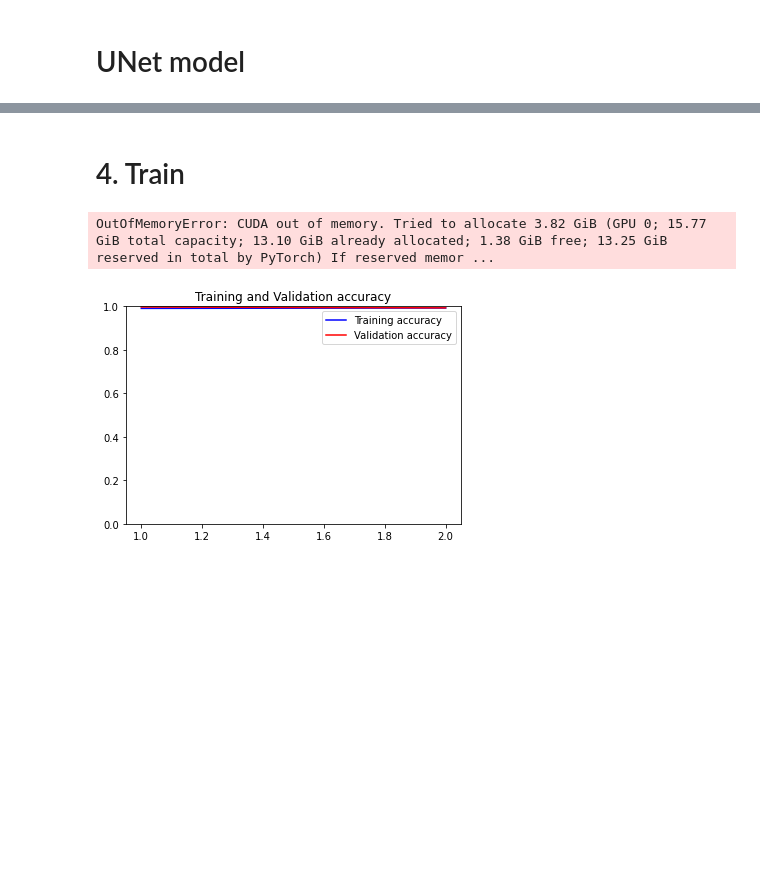
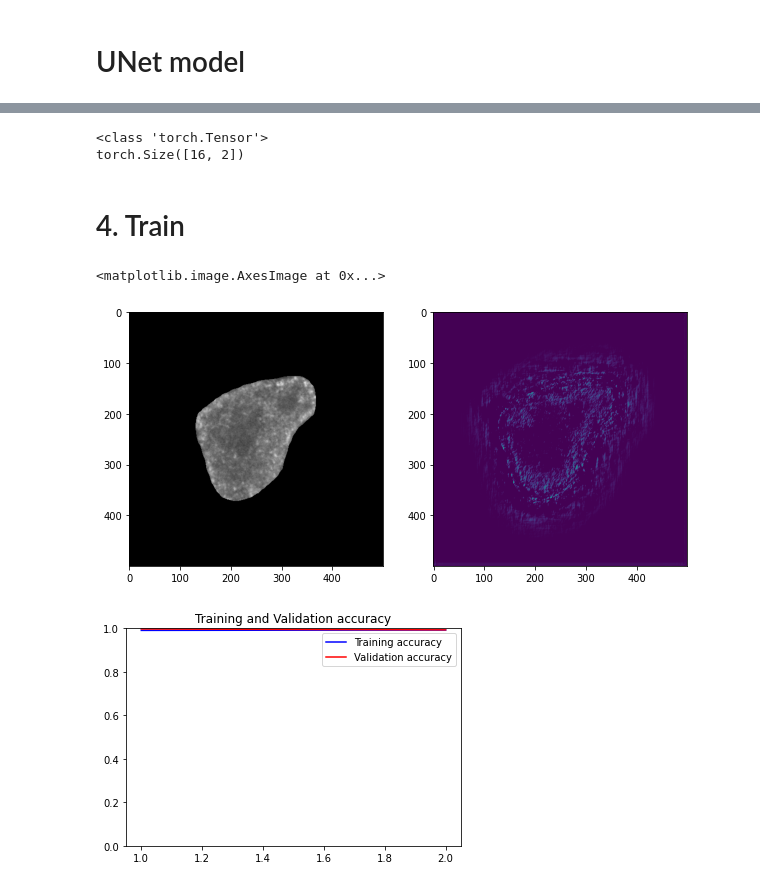
Before and after one commit to dddogwang/Rettsyndrome, a Jupyter notebook: Classification/ClassifyUNet.ipynb, the cells around one changed output, grey strips where cells are left out. Drawn from its saved outputs; the diff is of its cells as text; code cells hidden in the pictures; blank space fills up the shorter version.

```diff
--- a/Classification/ClassifyUNet.ipynb
+++ b/Classification/ClassifyUNet.ipynb
@@ -182,17 +238,11 @@ class UNet(nn.Module):
 class maskUNet(nn.Module):
     def __init__(self):
         super(maskUNet, self).__init__()
-        self.UNetblock = UNet()  # 确保 UNet 已经定义
-        self.fc = nn.Linear(500 * 500, 2)  # 假设UNet输出大小是500x500，全连接层输出为两个类别
+        self.UNetblock = UNetblock()
+        self.ResNetblock = ResNetblock()
 
     def forward(self, input_image):
-        # UNet 处理
-        mask = self.UNetblock(input_image)
+        x = self.UNetblock(input_image)
+        output = self.ResNetblock(x)
 
-        # 展平操作
-        output = torch.flatten(mask, start_dim=1)  # 保持batch维度不变，展平其他维度
-
-        # 全连接层
-        output = self.fc(output)
-
-        return mask, output
+        return output
@@ -202,10 +249,13 @@ model = maskUNet().to(device)
 # %%
-image_size = 500
-test_input = torch.ones(1,3,image_size,image_size).to(device)
-mask, output = model(test_input)
+model = maskUNet().to(device)
+model = nn.DataParallel(model, list(range(4)))
+
+image_size = 500  # 输入图像的大小为500x500
+test_input = torch.ones(1, 3, image_size, image_size).to(device)
+print(test_input.size())
+
+# mask, output = model(test_input)
+output = model(test_input)
 print(output.size())
-print(mask.size())
-plt.imshow(mask[0,0,:,:].cpu().detach().numpy())
-# print(nn.Softmax(dim=1)(output))
-# print(output.argmax(1))
+# print(output)
 # %% [output]
@@ -226,3 +284,11 @@ torch.Size([1, 1, 500, 500])
+# %%
+for x, y in dataloader_train:
+    print(type(x))
+    print(y.size())
+    break
+# %% [output]
+<class 'torch.Tensor'>
+torch.Size([16, 2])
 # %% [markdown]
 # 4. Train
 # %%
@@ -273,7 +340,7 @@ def valid(model,device,dataloader_valid,loss_function):
 
 history = {'loss_train': [], 'loss_valid': [],'acc_train':[],'acc_valid':[]}
 # %%
-n_epochs = 10
+n_epochs = 100
 for epoch in range(n_epochs):
     loss_train, acc_train = train(model,device,dataloader_train,loss_function,optimizer)
     loss_valid, acc_valid = valid(model,device,dataloader_valid,loss_function)
@@ -285,8 +352,19 @@ for epoch in range(n_epochs):
     history['acc_valid'].append(acc_valid)
     print('EPOCH: {}, Train [Loss: {:.3f}, Accuracy: {:.3f}], Valid [Loss: {:.3f}, Accuracy: {:.3f}]'
           .format(epoch, loss_train, acc_train, loss_valid, acc_valid))
-# %% [output]
-OutOfMemoryError: CUDA out of memory. Tried to allocate 3.82 GiB (GPU 0; 15.77 GiB total capacity; 13.10 GiB already allocated; 1.38 GiB free; 13.25 GiB reserved in total by PyTorch) If reserved memor ...
+# %%
+test_input = torch.tensor(X_Ctrl[0], dtype=torch.float32).to(device)
+test_input = test_input.unsqueeze(0).permute(0, 3, 1, 2)
+
+mask, output = model(test_input)
+plt.figure(figsize=(10,10))
+plt.subplot(1,2,1)
+plt.imshow(X_Ctrl[0]*int(255/X_Ctrl[0].max()))
+plt.subplot(1,2,2)
+plt.imshow(mask[0,0,:,:].cpu().detach().numpy())
+# %% [output]
+<matplotlib.image.AxesImage at 0x...>
+[figure, added]
 # %%
 # train processing plot
 n_epochs = 50
```
Also changed, not shown: parts of 11 cells of this notebook, 13 other files.
